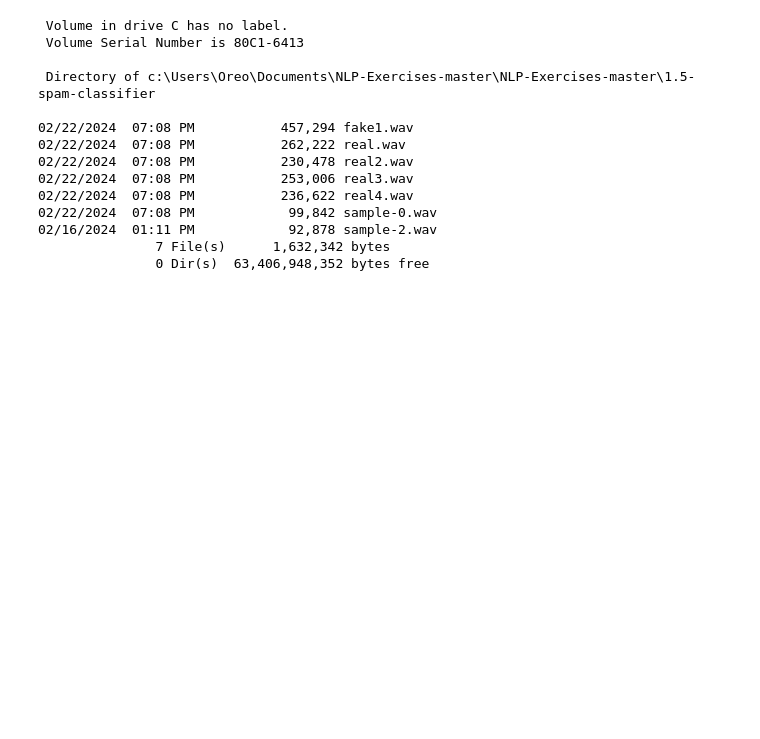
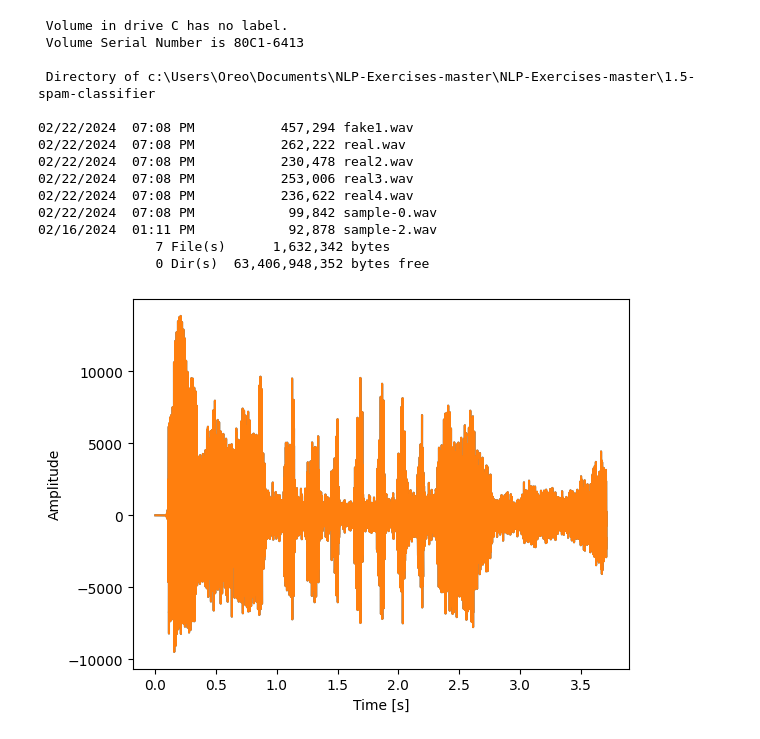
Before and after one commit to Oz174/NLP_Module, a Jupyter notebook: NBSpam_Alone.ipynb, the cells around one changed output. Drawn from its saved outputs; the diff is of its cells as text; code cells hidden in the pictures; blank space fills up the shorter version.

```diff
--- a/NBSpam_Alone.ipynb
+++ b/NBSpam_Alone.ipynb
@@ -147,3 +147,23 @@ print(wav_files)
 02/16/2024  01:11 PM            92,878 sample-2.wav
                7 File(s)      1,632,342 bytes
                0 Dir(s)  63,406,948,352 bytes free
+# %%
+from scipy.io import wavfile
+import numpy as np
+import matplotlib.pyplot as plt
+from scipy.signal import find_peaks
+import os
+
+# read the file
+samplerate, data = wavfile.read('e3aqa.wav')
+# get the duration
+duration = len(data)/samplerate
+# create a time variable
+time = np.arange(0,duration,1/samplerate)
+# plot amplitude (or loudness) over time
+plt.plot(time,data)
+plt.xlabel('Time [s]')
+plt.ylabel('Amplitude')
+plt.show()
+# %% [output]
+[figure, added]
```
Also changed, not shown: parts of 3 cells of this notebook.
